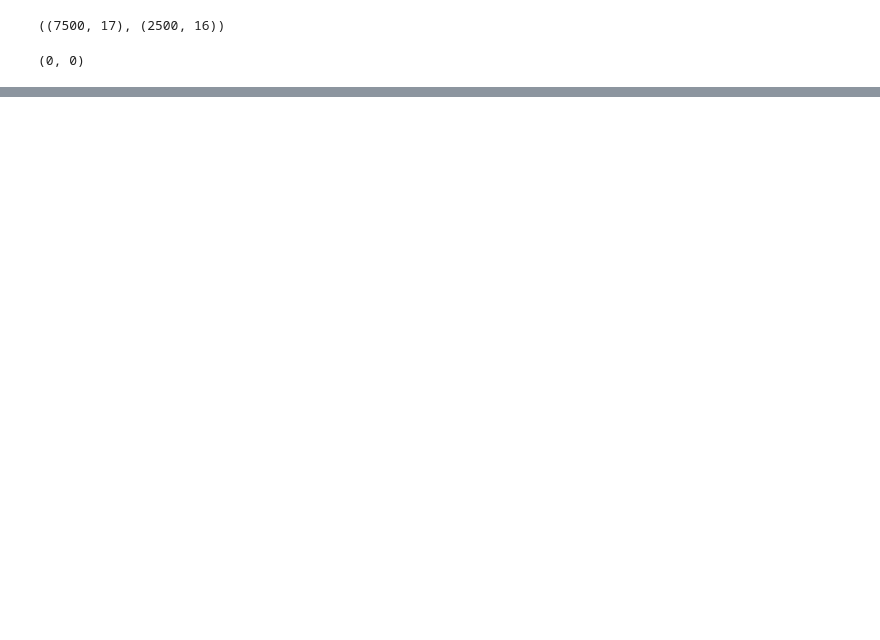
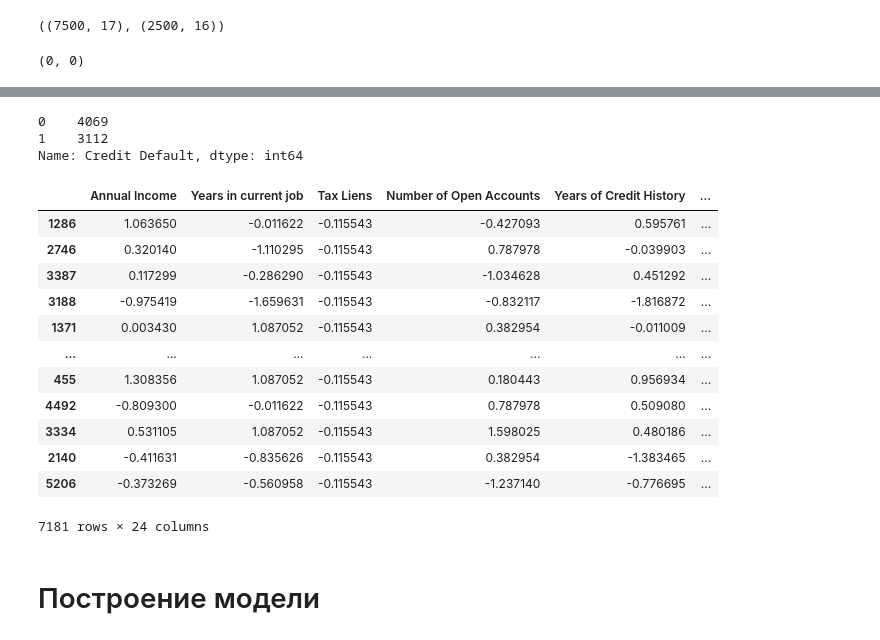
Before and after one commit to adurzin/data_science_cont, a Jupyter notebook: Untitled.ipynb, the cells around one changed output, grey strips where cells are left out. Cells and saved outputs as stored; diff of their text form; code cells hidden in the pictures; blank space fills up the shorter version.

```diff
--- a/Untitled.ipynb
+++ b/Untitled.ipynb
@@ -350,0 +261,24 @@ import xgboost as xgb, lightgbm as lgbm, catboost as catb
+# %%
+df_balanced = balance_df_by_target(df_for_balancing, TARGET_NAME)
+
+df_balanced[TARGET_NAME].value_counts()
+# %% [output]
+0    4069
+1    3112
+Name: Credit Default, dtype: int64
+# %%
+df_balanced
+# %% [output]
+|  | Annual Income | Years in current job | Tax Liens | Number of Open Accounts | Years of Credit History | ... |
+| 1286 | 1.063650 | -0.011622 | -0.115543 | -0.427093 | 0.595761 | ... |
+| 2746 | 0.320140 | -1.110295 | -0.115543 | 0.787978 | -0.039903 | ... |
+| 3387 | 0.117299 | -0.286290 | -0.115543 | -1.034628 | 0.451292 | ... |
+| 3188 | -0.975419 | -1.659631 | -0.115543 | -0.832117 | -1.816872 | ... |
+| 1371 | 0.003430 | 1.087052 | -0.115543 | 0.382954 | -0.011009 | ... |
+| ... | ... | ... | ... | ... | ... | ... |
+| 455 | 1.308356 | 1.087052 | -0.115543 | 0.180443 | 0.956934 | ... |
+| 4492 | -0.809300 | -0.011622 | -0.115543 | 0.787978 | 0.509080 | ... |
+| 3334 | 0.531105 | 1.087052 | -0.115543 | 1.598025 | 0.480186 | ... |
+| 2140 | -0.411631 | -0.835626 | -0.115543 | 0.382954 | -1.383465 | ... |
+| 5206 | -0.373269 | -0.560958 | -0.115543 | -1.237140 | -0.776695 | ... |
+7181 rows × 24 columns
@@ -351,3 +288,5 @@ import xgboost as xgb, lightgbm as lgbm, catboost as catb
+# %% [markdown]
+# Построение модели
 # %%
 def get_classification_report(y_train_true, y_train_pred, y_test_true, y_test_pred):
     print('TRAIN\n\n' + classification_report(y_train_true, y_train_pred))
```
Also changed, not shown: parts of 39 cells of this notebook, 7 other files.
